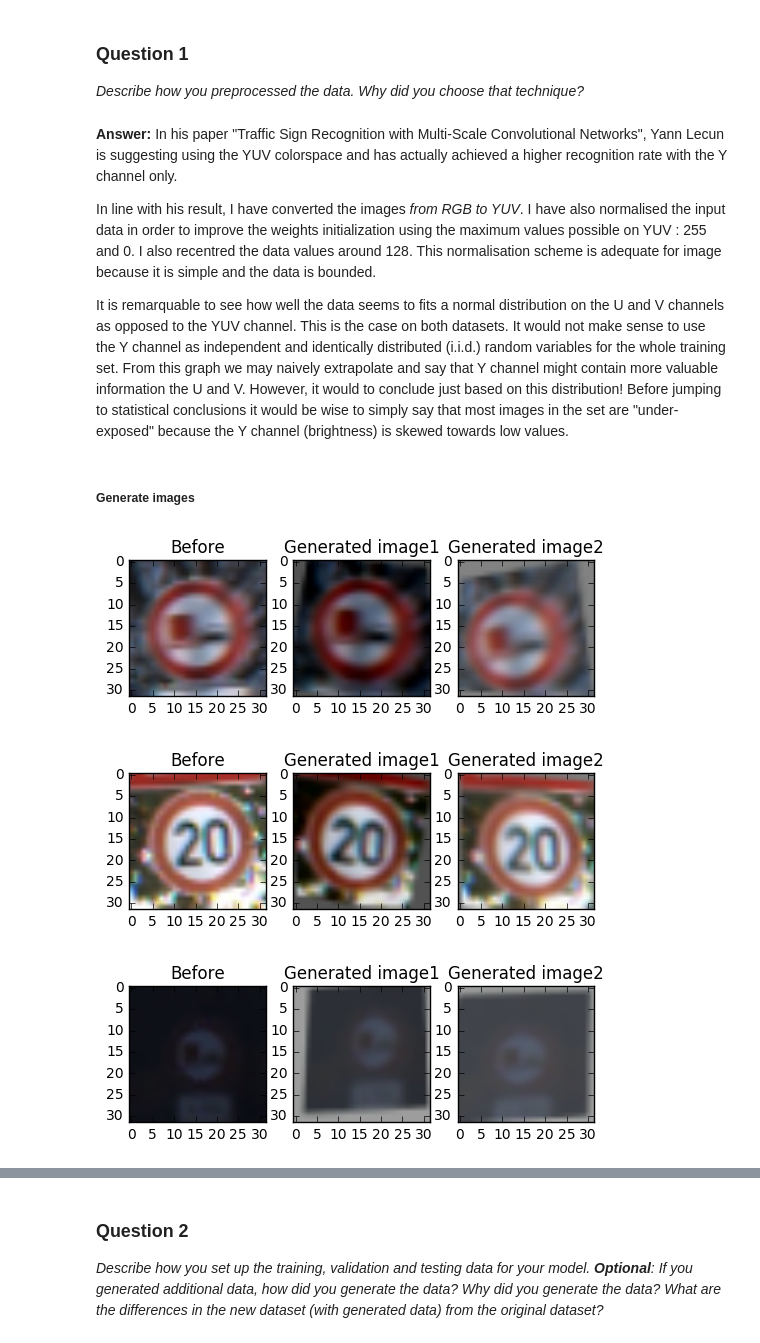
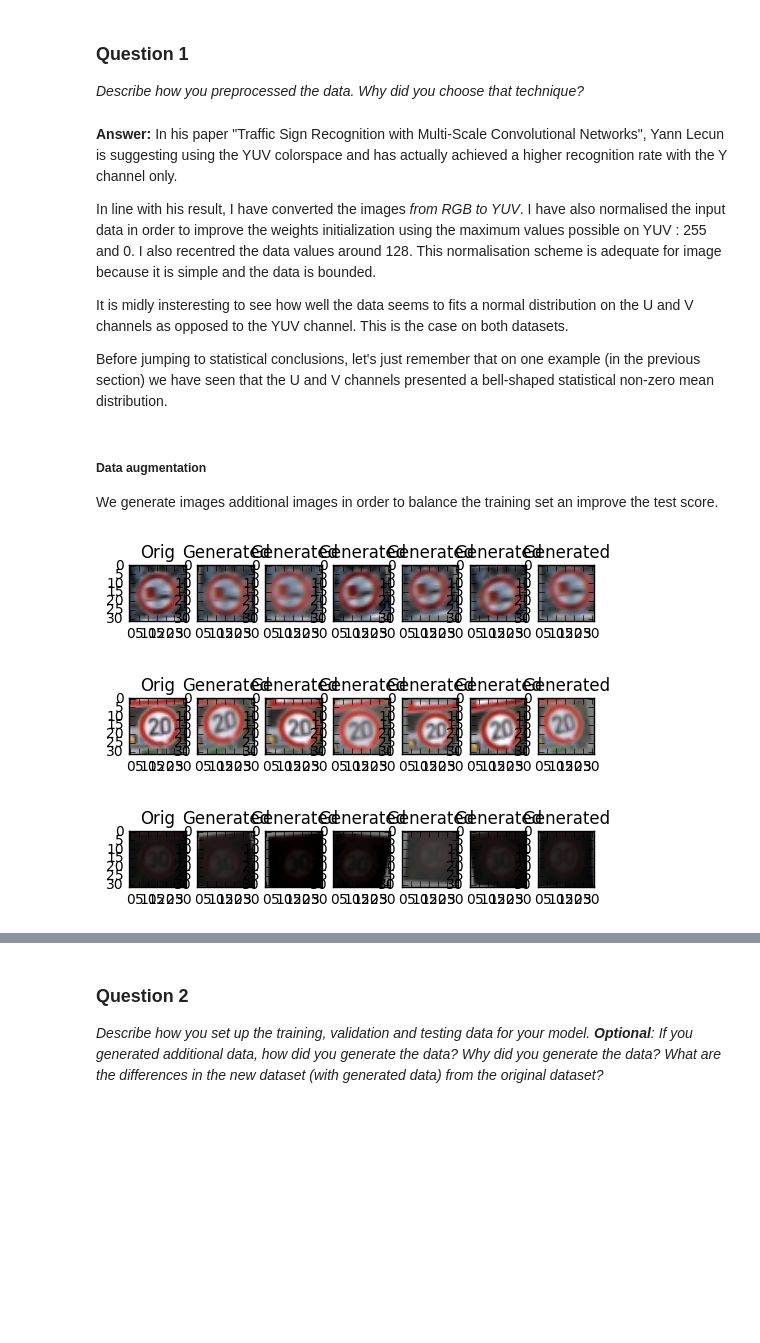
Before and after one commit to rdjondo/CarND-Traffic-Sign-Classifier-Project, a Jupyter notebook: Traffic_Sign_Classifier.ipynb, the cells around one changed output, grey strips where cells are left out. Saved outputs shown, nothing was run; the diff lists cells and outputs as text; code cells hidden in the pictures; blank space fills up the shorter version.

Commit message:
Completed script to augment dataset and added LeNet implementation with dropout

```diff
--- a/Traffic_Sign_Classifier.ipynb
+++ b/Traffic_Sign_Classifier.ipynb
@@ -265,17 +267,20 @@ In line with his result, I have converted the images *from RGB to YUV*.
 I have also normalised the input data in order to improve the weights initialization using the maximum values possible on YUV : 255 and 0. I also recentred the data values around 128.
 This normalisation scheme is adequate for image because it is simple and the data is bounded.
 
-It is remarquable to see how well the data seems to fits a normal distribution on the U and V channels as opposed to the YUV channel. This is the case on both datasets.
-It would not make sense to use the Y channel as independent and identically distributed (i.i.d.) random variables for the whole training set. From this graph we may naively extrapolate and say that Y channel might contain more valuable information the U and V. However, it would to conclude just based on this distribution!
-Before jumping to statistical conclusions it would be wise to simply say that most images in the set are "under-exposed" because the Y channel (brightness) is skewed towards low values.
+It is midly insteresting to see how well the data seems to fits a normal distribution on the U and V channels as opposed to the YUV channel. This is the case on both datasets.
+
+Before jumping to statistical conclusions, let's just remember that on one example (in the previous section) we have seen that the U and V channels presented a bell-shaped statistical non-zero mean distribution.
 # %%
 ### Generate data additional data (OPTIONAL!)
 ### and split the data into training/validation/testing sets here.
 ### Feel free to use as many code cells as needed.
-# %% [markdown]
-##### Generate images
+# %% [markdown]
+##### Data augmentation
+We generate images additional images in order to balance the training set an improve the test score.
 # %%
 # generateImage : This function will be used to augment the dataset
+import math
+
 def generateTransformedImage(image_in):
     """
     image_in: image input (expected to be normalised between -1 and 1)
@@ -312,40 +317,41 @@ def generateTransformedImage(image_in):
     image = cv2.warpPerspective(image,M,(cols,rows))
 
     # Random change in Brightness
-    brightn_bias = random.uniform(-0.2, 0.2)
-    brightn_gain = random.uniform(0.8, 1.2)
+    brightn_gain = random.uniform(0.7, 1.3)
+    brightn_bias = random.uniform(-0.05, 0.05)*np.max(image[:,:,0])
     image[:,:,0] = np.clip(image[:,:,0]*brightn_gain+brightn_bias,-1,1)
     return image
 # %%
 ## Testing image generation function
 
 def testingImageGenerator(image_in):
     # Apply transformation
-    image1 = generateTransformedImage(image_in)
-    image2 = generateTransformedImage(image_in)
 
-    # Denormalize and put back to RGB for display
-    image1 = cv2.cvtColor(np.uint8(np.clip(image1*255+128, 0, 255)), cv2.COLOR_YUV2RGB)
-    image2 = cv2.cvtColor(np.uint8(np.clip(image2*255+128, 0, 255)), cv2.COLOR_YUV2RGB)
+    numberImagesPlot = 6
+    fig, axs = plt.subplots(1, numberImagesPlot+1)
 
-    fig, axs = plt.subplots(1, 3)
     axs[0].imshow(cv2.cvtColor(np.uint8(image_in*255+128), cv2.COLOR_YUV2RGB))
-    axs[0].set_title('Before')
+    axs[0].set_title('Orig')
 
-    axs[1].imshow(image1)
-    axs[1].set_title('Generated image1')
+#    imageList = list()
+    for i in range(numberImagesPlot):
+        image = generateTransformedImage(image_in)
+        # Denormalize and put back to RGB for display
+        image = cv2.cvtColor(np.uint8(np.clip(image*255+128, 0, 255)), cv2.COLOR_YUV2RGB)
+#        imageList.append(image)
 
-    axs[2].imshow(image2)
-    axs[2].set_title('Generated image2')
+        axs[i+1].imshow(image)
+        axs[i+1].set_title('Generated')
+
     plt.show()
 
 
 # Load image
 testingImageGenerator(X_train_norm[15566])
-testingImageGenerator(X_train_norm[51])
-testingImageGenerator(X_test_norm[581])
+testingImageGenerator(X_train_norm[15])
+testingImageGenerator(X_train_norm[581])
 # %% [output]
-[figure, old version]
+[figure, new version]
-[figure, old version]
+[figure, new version]
-[figure, old version]
+[figure, new version]
 # %%
```
Also changed, not shown: parts of 18 cells of this notebook, 1 other file.
